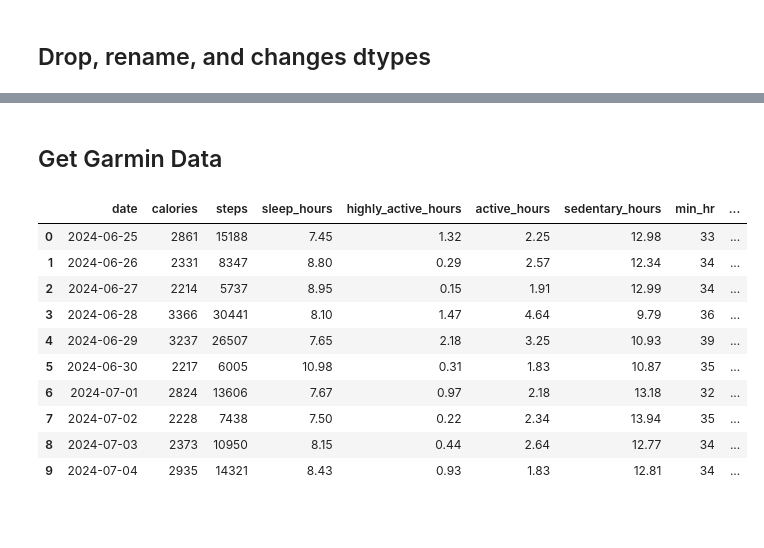
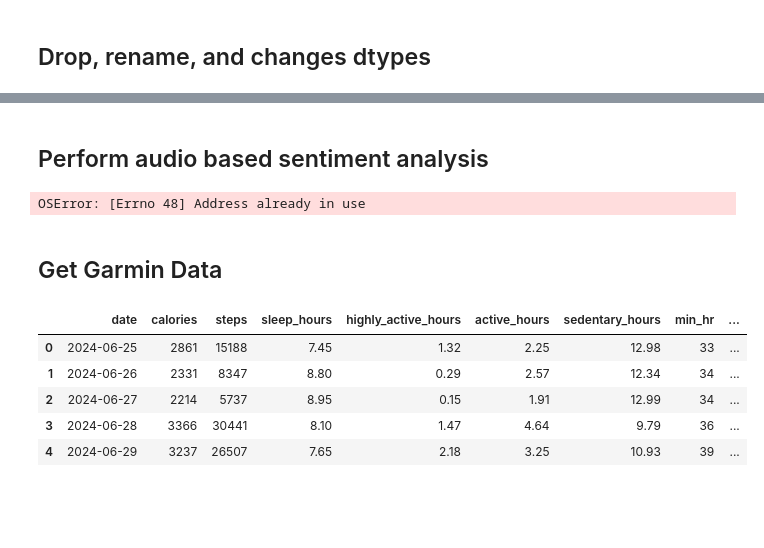
Before and after one commit to liammaguire1/garmin-spotify-analysis, a Jupyter notebook: vibes.ipynb, the cells around one changed output, grey strips where cells are left out. Saved outputs shown, nothing was run; the diff lists cells and outputs as text; code cells hidden in the pictures.

```diff
--- a/vibes.ipynb
+++ b/vibes.ipynb
@@ -81,8 +68,8 @@ def get_lyrics(row):
         song = None
         try:
             song = genius.search_song(row['track'], row['artist'])
+            saved_lyrics[row['track']] = song.lyrics if song else None
             time.sleep(1)
-            saved_lyrics[row['track']] = song.lyrics if song else None
         except:
             saved_lyrics[row['track']] = None
             time.sleep(10)
@@ -90,5 +77,5 @@ def get_lyrics(row):
         return song.lyrics if song else None
 
 genius = Genius(os.getenv('GENIUS_TOKEN'), verbose=True, remove_section_headers=True)
-df['lyrics'] = df.progress_apply(get_lyrics, axis=1)
+#df['lyrics'] = df.progress_apply(get_lyrics, axis=1)
 # %% [markdown]
@@ -98,2 +87,6 @@ df_copy = df.copy(deep=True)
 # %%
-df = df_copy
+#df = df_copy
+# %%
+lyric_df = pd.read_csv('lyrics.csv')
+df['lyrics'] = lyric_df['lyrics']
+df.head()
@@ -130,0 +134,21 @@ df['lyrics'] = df.apply(slice_lyrics, axis=1)
+# %%
+sa_pipeline = pipeline("sentiment-analysis", model="j-hartmann/emotion-english-distilroberta-base")
+# SA model: distilbert-base-uncased-finetuned-sst-2-english
+# Emotion model: j-hartmann/emotion-english-distilroberta-base
+
+def sentiment_analysis(row):
+    """
+    Returns sentiment of lyrics.
+    """
+    lyrics = row['lyrics']
+    if len(lyrics) > 500:
+        lyrics = lyrics[:420]
+
+    try:
+        sentiment = sa_pipeline(lyrics)
+    except:
+        sentiment = [{'label': None, 'score': None}]
+    return sentiment[0]['label'], sentiment[0]['score']
+
+df[['sentiment_label', 'sentiment_score']] = df.apply(sentiment_analysis, axis=1, result_type='expand')
+df.head()
@@ -131,13 +169,21 @@ df['lyrics'] = df.apply(slice_lyrics, axis=1)
+# %% [markdown]
+## Perform audio based sentiment analysis
+# %%
+auth_manager = SpotifyOAuth(client_id=os.getenv('SPOTIPY_CLIENT_ID'), client_secret=os.getenv('SPOTIPY_CLIENT_SECRET'), scope='user-library-read', redirect_uri=os.getenv('SPOTIPY_REDIRECT_URI'))
+sp = spotipy.Spotify(auth_manager=auth_manager)
+
+track_id = "30U7MwsSebniOJyZ8y1hcE"
+features = sp.audio_features([track_id])
+# %% [output]
+OSError: [Errno 48] Address already in use
 # %% [markdown]
 ## Get Garmin Data
 # %%
-import garminconnect
-from datetime import timedelta
-
 # Log in to Garmin
 garmin = garminconnect.Garmin(os.getenv('GARMIN_EMAIL'), os.getenv('GARMIN_PW'))
 garmin.login()
 
+# Get start/end dates from spotify dataframe
 start_date = df['date'].min().to_pydatetime().date()
 end_date = df['date'].max().to_pydatetime().date()
 
@@ -147,38 +193,33 @@ delta = timedelta(days=1)
 while start_date <= end_date:
     stats = garmin.get_stats(start_date)
     row = [
             start_date,
             int(stats['totalKilocalories']),
             stats['totalSteps'],
             round((stats['sleepingSeconds']/3600),2),
             round((stats['highlyActiveSeconds']/3600), 2),
             round((stats['activeSeconds']/3600), 2),
             round((stats['sedentarySeconds']/3600), 2),
             stats['minHeartRate'],
             stats['maxHeartRate'],
             stats['restingHeartRate'],
             stats['averageStressLevel'],
             stats['maxStressLevel']
            ]
     rows.append(row)
     start_date += delta
 
 # Create Garmin dataframe
 garmin_df = pd.DataFrame(rows)
 garmin_df.columns = ['date', 'calories', 'steps', 'sleep_hours', 'highly_active_hours', 'active_hours',
                      'sedentary_hours', 'min_hr', 'max_hr', 'resting_hr', 'avg_stress', 'max_stress']
-garmin_df.head(10)
+garmin_df.head()
 # %% [output]
 |  | date | calories | steps | sleep_hours | highly_active_hours | active_hours | sedentary_hours | min_hr | ... |
 | 0 | 2024-06-25 | 2861 | 15188 | 7.45 | 1.32 | 2.25 | 12.98 | 33 | ... |
 | 1 | 2024-06-26 | 2331 | 8347 | 8.80 | 0.29 | 2.57 | 12.34 | 34 | ... |
 | 2 | 2024-06-27 | 2214 | 5737 | 8.95 | 0.15 | 1.91 | 12.99 | 34 | ... |
 | 3 | 2024-06-28 | 3366 | 30441 | 8.10 | 1.47 | 4.64 | 9.79 | 36 | ... |
 | 4 | 2024-06-29 | 3237 | 26507 | 7.65 | 2.18 | 3.25 | 10.93 | 39 | ... |
-| 5 | 2024-06-30 | 2217 | 6005 | 10.98 | 0.31 | 1.83 | 10.87 | 35 | ... |
-| 6 | 2024-07-01 | 2824 | 13606 | 7.67 | 0.97 | 2.18 | 13.18 | 32 | ... |
-| 7 | 2024-07-02 | 2228 | 7438 | 7.50 | 0.22 | 2.34 | 13.94 | 35 | ... |
-| 8 | 2024-07-03 | 2373 | 10950 | 8.15 | 0.44 | 2.64 | 12.77 | 34 | ... |
-| 9 | 2024-07-04 | 2935 | 14321 | 8.43 | 0.93 | 1.83 | 12.81 | 34 | ... |
 # %% [markdown]
 #
```
Also changed, not shown: parts of 14 cells of this notebook.
